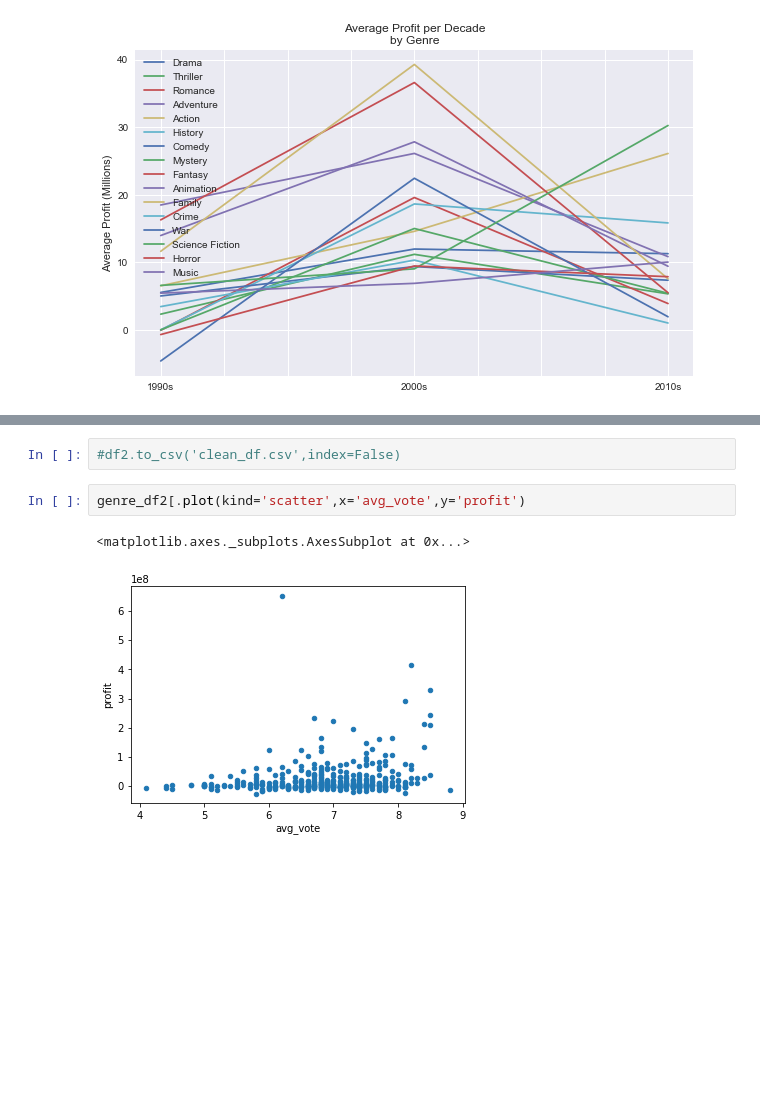
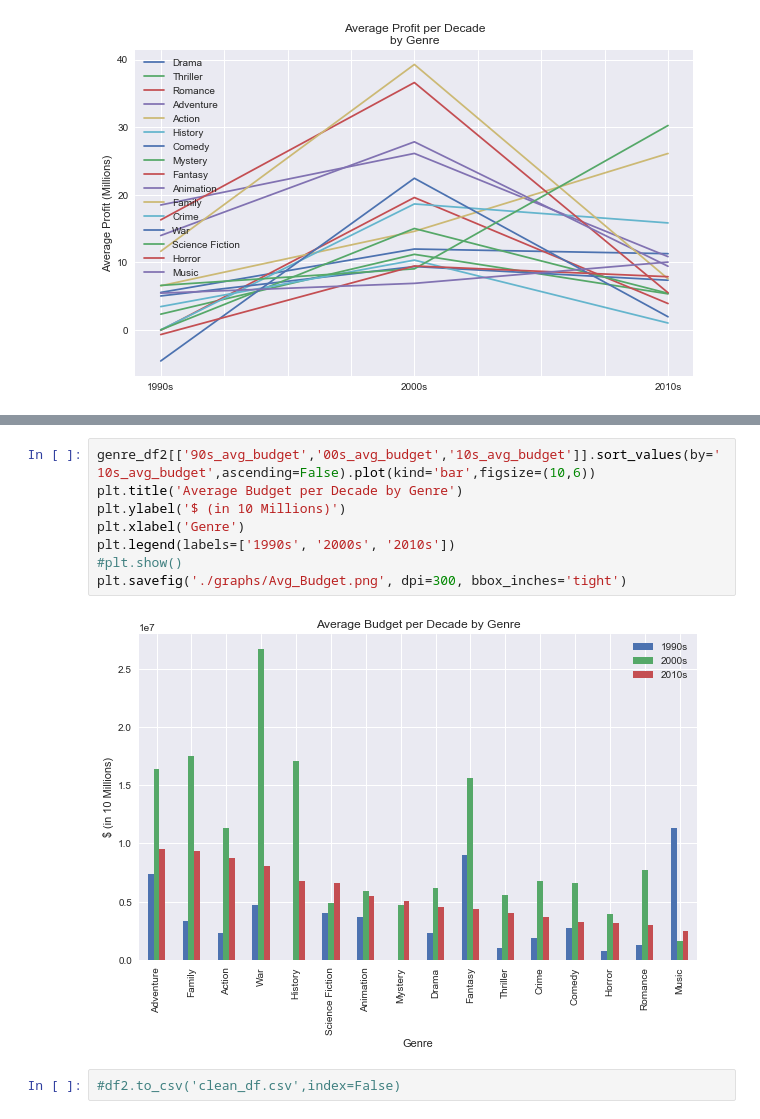
Before and after one commit to EricB10/movie_eda, a Jupyter notebook: zawar_analysis.ipynb, the cells around one changed output, grey strips where cells are left out. Saved outputs shown, nothing was run; the diff lists cells and outputs as text; blank space fills up the shorter version.

```diff
--- a/zawar_analysis.ipynb
+++ b/zawar_analysis.ipynb
@@ -156,7 +168,12 @@ plt.show()
+# %%
+genre_df2[['90s_avg_budget','00s_avg_budget','10s_avg_budget']].sort_values(by='10s_avg_budget',ascending=False).plot(kind='bar',figsize=(10,6))
+plt.title('Average Budget per Decade by Genre')
+plt.ylabel('$ (in 10 Millions)')
+plt.xlabel('Genre')
+plt.legend(labels=['1990s', '2000s', '2010s'])
+#plt.show()
+plt.savefig('./graphs/Avg_Budget.png', dpi=300, bbox_inches='tight')
+# %% [output]
+[figure, added]
 # %%
 #df2.to_csv('clean_df.csv',index=False)
-# %%
-genre_df2[.plot(kind='scatter',x='avg_vote',y='profit')
-# %% [output]
-<matplotlib.axes._subplots.AxesSubplot at 0x...>
-[figure, removed]
```
Also changed, not shown: parts of 5 cells of this notebook, 6 other files.
